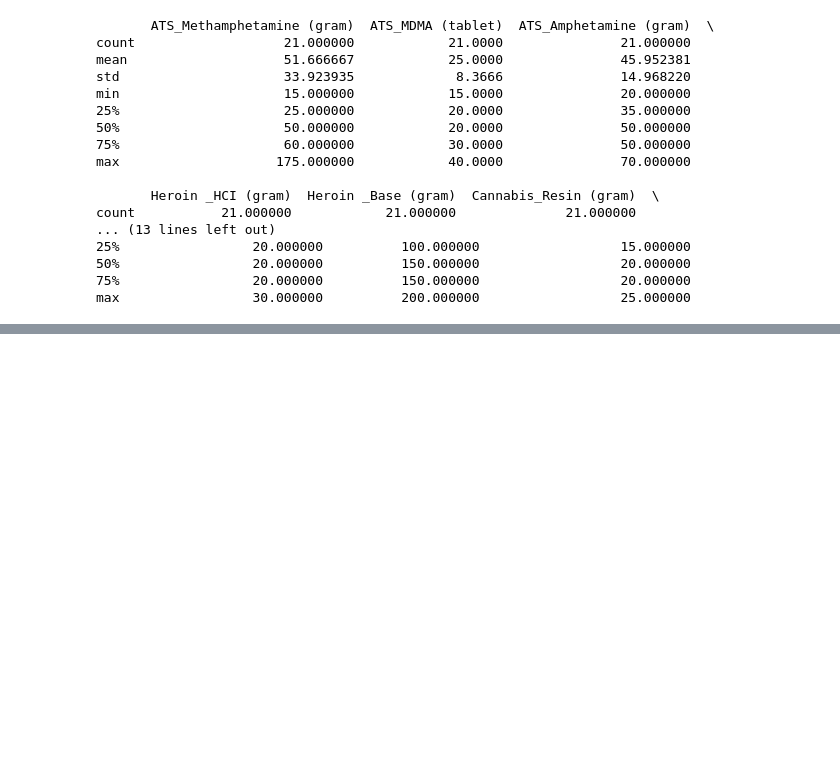
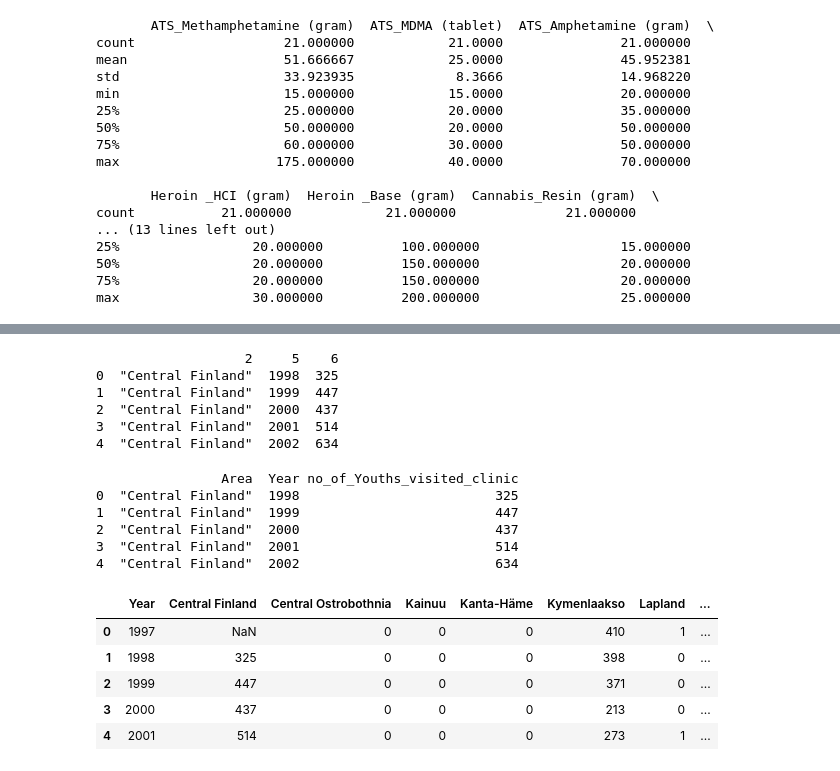
Before and after one commit to DilNuwan11/drug-usage-prediction, a Jupyter notebook: data/data_cleaning.ipynb, the cells around one changed output, grey strips where cells are left out. Saved outputs shown, nothing was run; the diff lists cells and outputs as text; code cells hidden in the pictures; blank space fills up the shorter version.

Commit message:
Added cleaned Youth Clinical data; updated data cleaning notebook

```diff
--- a/data/data_cleaning.ipynb
+++ b/data/data_cleaning.ipynb
@@ -296,0 +299,4 @@ data_1_transposed.to_csv('clean/Retail_drug_prices.csv', index=False)
+# %%
+clinic_df = pd.read_csv('raw/Youth_clinic.csv')
+# %%
+clinic_df = clinic_df.iloc[:, 0].str.split(';', expand=True)
@@ -296,0 +319,34 @@ data_1_transposed.to_csv('clean/Retail_drug_prices.csv', index=False)
+# %%
+clinic_df = clinic_df.drop(columns=[0,1,3,4,7])
+# %%
+print(clinic_df.head())
+# %% [output]
+                   2     5    6
+0  "Central Finland"  1998  325
+1  "Central Finland"  1999  447
+2  "Central Finland"  2000  437
+3  "Central Finland"  2001  514
+4  "Central Finland"  2002  634
+# %%
+clinic_df.columns = ['Area', 'Year','no_of_Youths_visited_clinic']
+print(clinic_df.head())
+# %% [output]
+                Area  Year no_of_Youths_visited_clinic
+0  "Central Finland"  1998                         325
+1  "Central Finland"  1999                         447
+2  "Central Finland"  2000                         437
+3  "Central Finland"  2001                         514
+4  "Central Finland"  2002                         634
+# %%
+df_pivot = clinic_df.pivot(index='Year', columns='Area', values='no_of_Youths_visited_clinic').reset_index()
+
+df_pivot.columns = ['Year', 'Central Finland', 'Central Ostrobothnia', 'Kainuu', 'Kanta-Häme', 'Kymenlaakso', 'Lapland', 'North Karelia', 'North Ostrobothnia', 'North Savo', 'Ostrobothnia', 'Pirkanmaa', 'Päijät-Häme', 'Satakunta', 'South Karelia', 'South Ostrobothnia', 'South Savo', 'Southwest Finland', 'Uusimaa', 'Åland']
+
+df_pivot.head()
+# %% [output]
+|  | Year | Central Finland | Central Ostrobothnia | Kainuu | Kanta-Häme | Kymenlaakso | Lapland | ... |
+| 0 | 1997 | NaN | 0 | 0 | 0 | 410 | 1 | ... |
+| 1 | 1998 | 325 | 0 | 0 | 0 | 398 | 0 | ... |
+| 2 | 1999 | 447 | 0 | 0 | 0 | 371 | 0 | ... |
+| 3 | 2000 | 437 | 0 | 0 | 0 | 213 | 0 | ... |
+| 4 | 2001 | 514 | 0 | 0 | 0 | 273 | 1 | ... |
```
Also changed, not shown: parts of 5 cells of this notebook, 2 other files.
